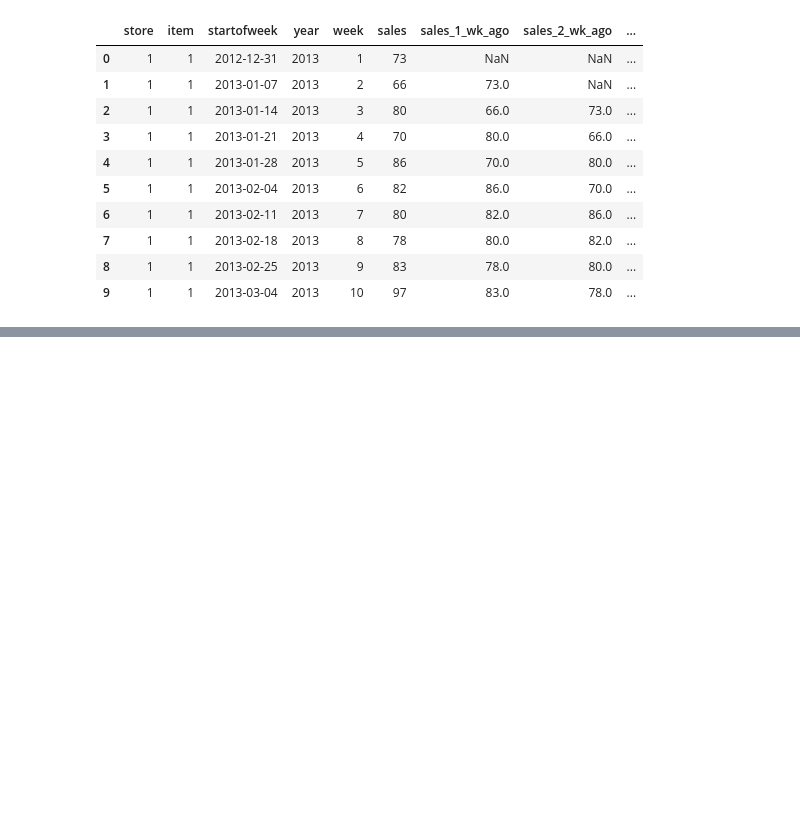
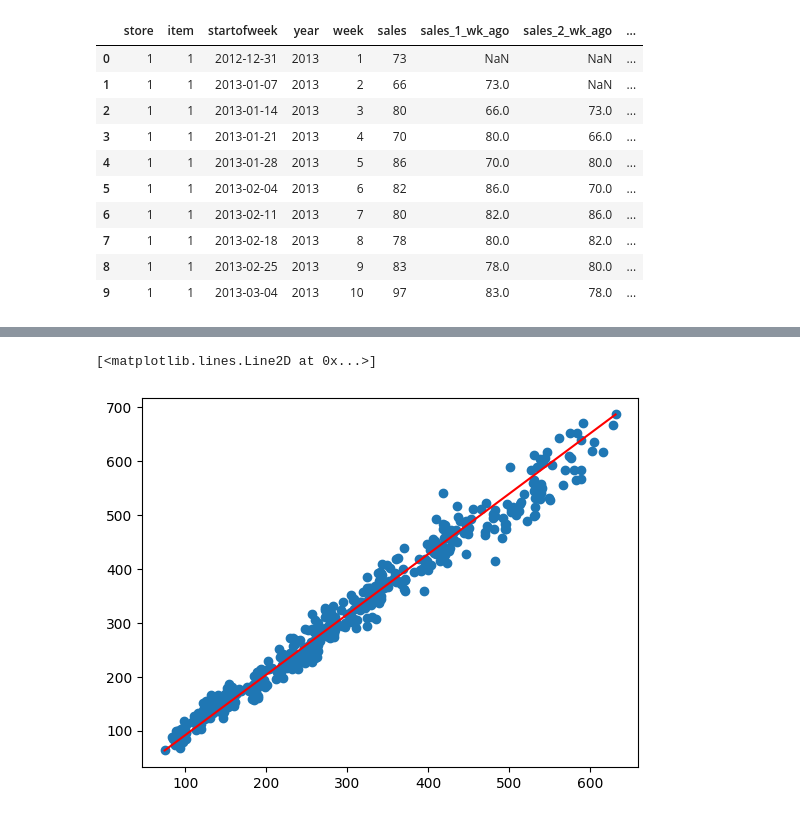
Before and after one commit to L33T-Snack3r/demand-forecasting, a Jupyter notebook: nbs/Model1.ipynb, the cells around one changed output, grey strips where cells are left out. Cells and saved outputs as stored; diff of their text form; code cells hidden in the pictures; blank space fills up the shorter version.

```diff
--- a/nbs/Model1.ipynb
+++ b/nbs/Model1.ipynb
@@ -142,0 +262,11 @@ weekly_sales_with_rolling_stats.head(10)
+# %%
+#Train test split: all data >= 2017 week 49 is test set
+
+test_dataset = train_dataset_processed[(train_dataset_processed.year >= 2017) &
+                                       (train_dataset_processed.week >= 52)]\
+                                       .reset_index(drop=True)
+
+train_dataset = train_dataset_processed[(train_dataset_processed.year <= 2017) &
+                                       (train_dataset_processed.week < 52)]\
+                                       .reset_index(drop=True)
+display(test_dataset.head(5), train_dataset.tail(5))
@@ -142,0 +288,3 @@ weekly_sales_with_rolling_stats.head(10)
+# %%
+X_train, y_train = train_dataset.drop(['id','startofweek', 'sales'], axis=1), train_dataset[['sales']]
+X_test, y_test = test_dataset.drop(['id','startofweek', 'sales'], axis=1), test_dataset[['sales']]
@@ -142,0 +300,3 @@ weekly_sales_with_rolling_stats.head(10)
+# %%
+model = RandomForestRegressor(n_jobs=-1)
+model.fit(X_train, y_train)
@@ -142,0 +305,4 @@ weekly_sales_with_rolling_stats.head(10)
+# %%
+y_pred = model.predict(X_test)
+rmse = root_mean_squared_error(y_pred, y_test)
+rmse
@@ -142,0 +323,6 @@ weekly_sales_with_rolling_stats.head(10)
+# %%
+plt.scatter(y_pred, y_test)
+plt.plot(np.linspace(y_pred.min(), y_pred.max()), np.linspace(y_test.min(), y_test.max()), color='red')
+# %% [output]
+[<matplotlib.lines.Line2D at 0x...>]
+[figure, added]
```
Also changed, not shown: parts of 36 cells of this notebook.
